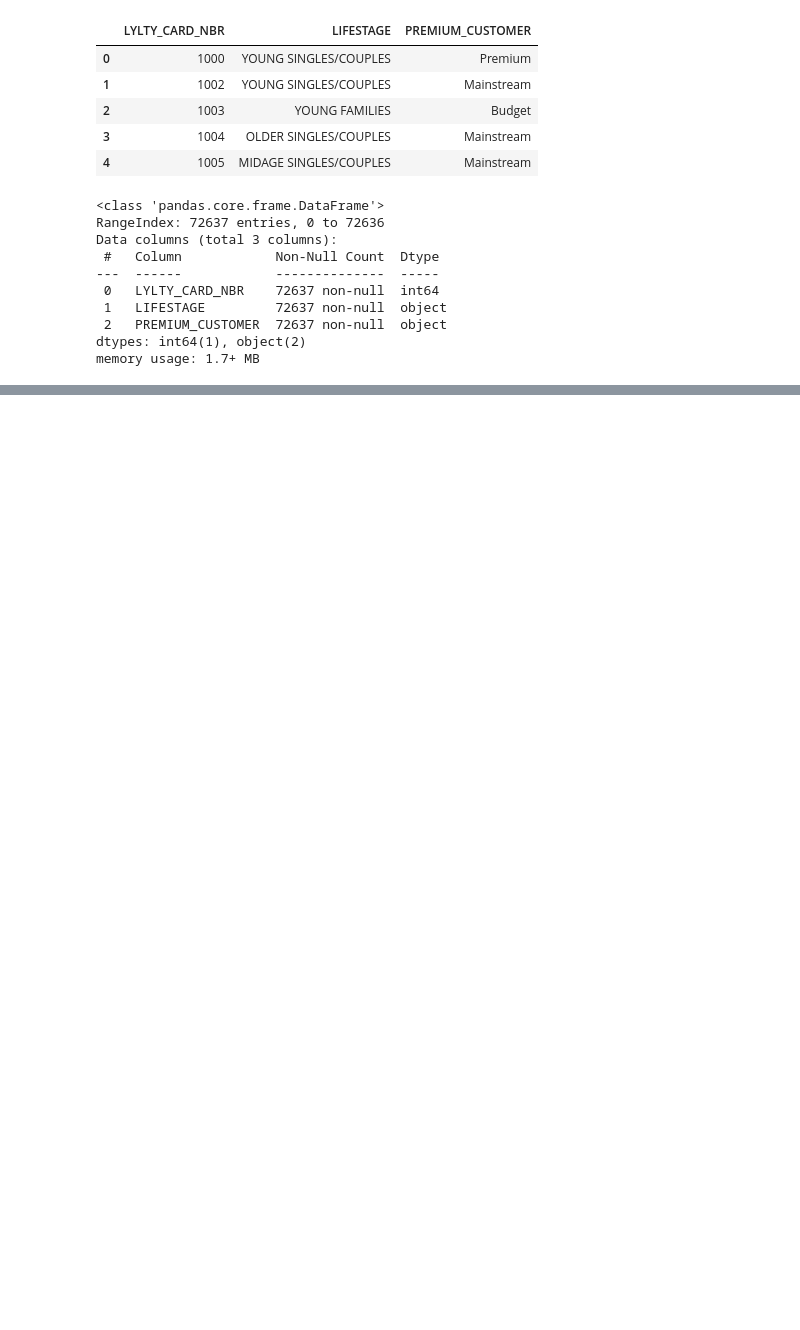
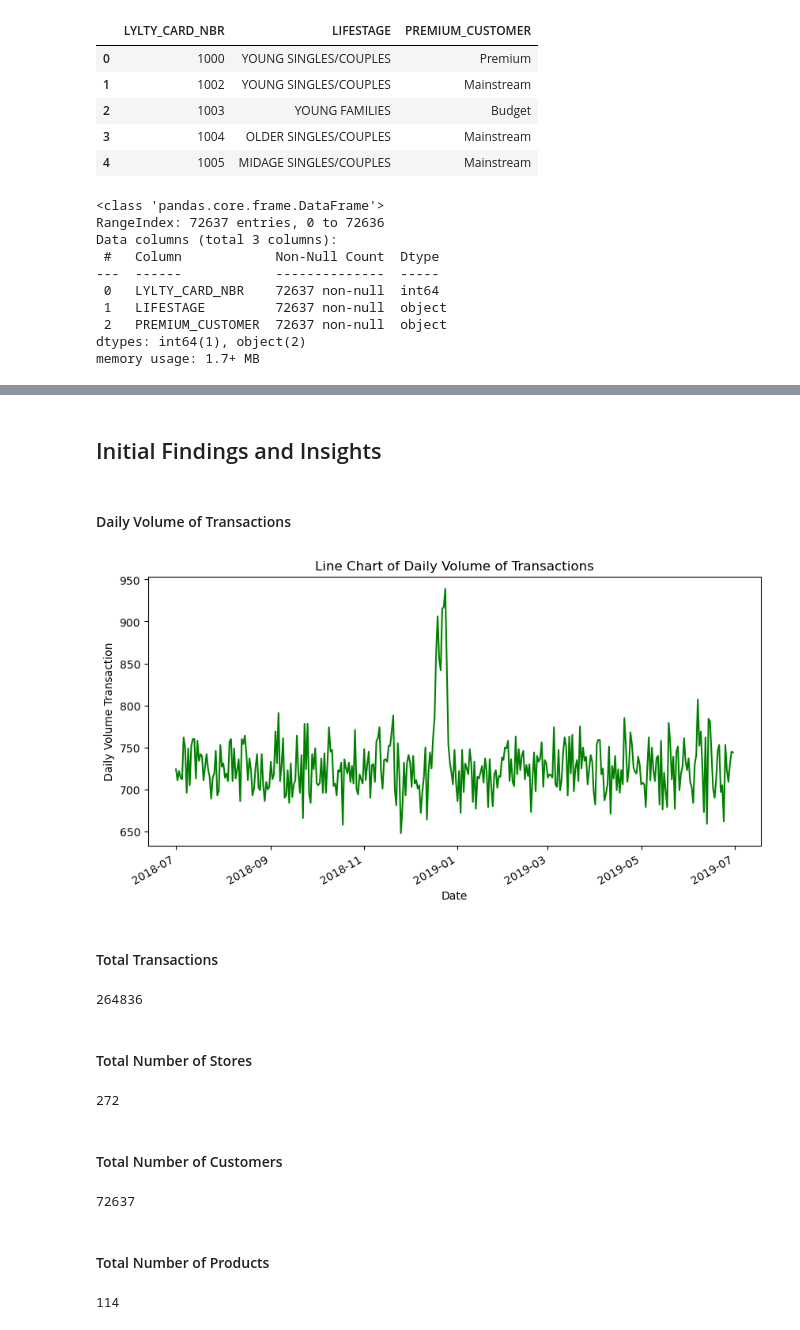
Before and after one commit to mwemaphil/Quantium_Data_Analytics_Internship, a Jupyter notebook: Quantium Data Analytics.ipynb, the cells around one changed output, grey strips where cells are left out. Drawn from its saved outputs; the diff is of its cells as text; code cells hidden in the pictures; blank space fills up the shorter version.

```diff
--- a/Quantium Data Analytics.ipynb
+++ b/Quantium Data Analytics.ipynb
@@ -104,0 +121,4 @@ memory usage: 1.7+ MB
+# %%
+#Merging the two dataframes
+
+data = pd.merge(transaction_data, customer_data, on = "LYLTY_CARD_NBR")
@@ -104,0 +154,35 @@ memory usage: 1.7+ MB
+# %% [markdown]
+## Initial Findings and Insights
+# %% [markdown]
+#### Daily Volume of Transactions
+# %%
+data['DATE'].value_counts().plot(kind = 'line', color = 'green', figsize = (10, 5));
+plt.xlabel('Date')
+plt.ylabel('Daily Volume Transaction')
+plt.title('Line Chart of Daily Volume of Transactions');
+# %% [output]
+[figure, added]
+# %% [markdown]
+#### Total Transactions
+# %%
+data['TXN_ID'].count()
+# %% [output]
+264836
+# %% [markdown]
+#### Total Number of Stores
+# %%
+data['STORE_NBR'].nunique()
+# %% [output]
+272
+# %% [markdown]
+#### Total Number of Customers
+# %%
+data['LYLTY_CARD_NBR'].nunique()
+# %% [output]
+72637
+# %% [markdown]
+#### Total Number of Products
+# %%
+data['PROD_NBR'].nunique()
+# %% [output]
+114
```
Also changed, not shown: parts of 19 cells of this notebook.
